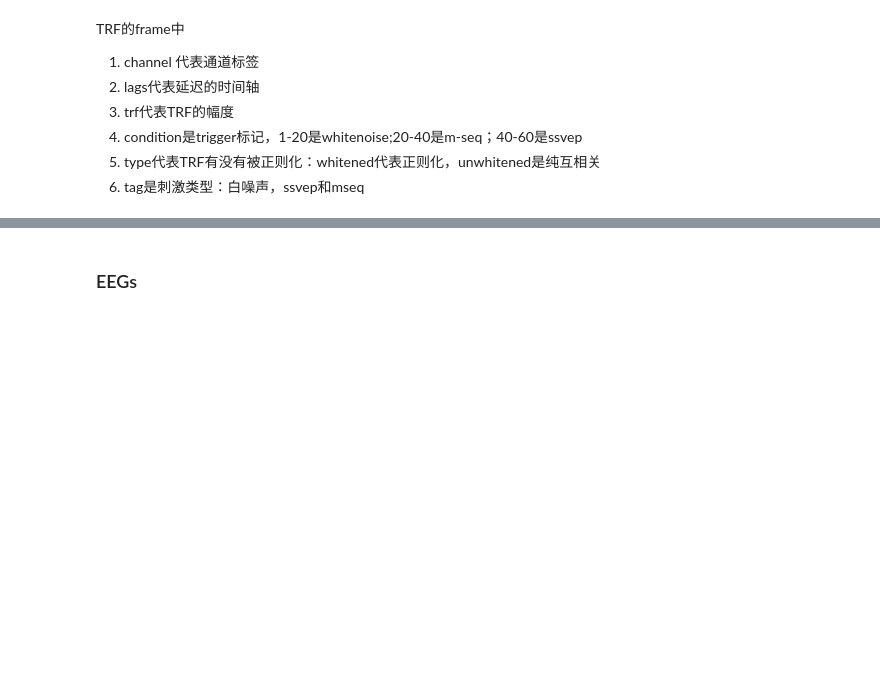
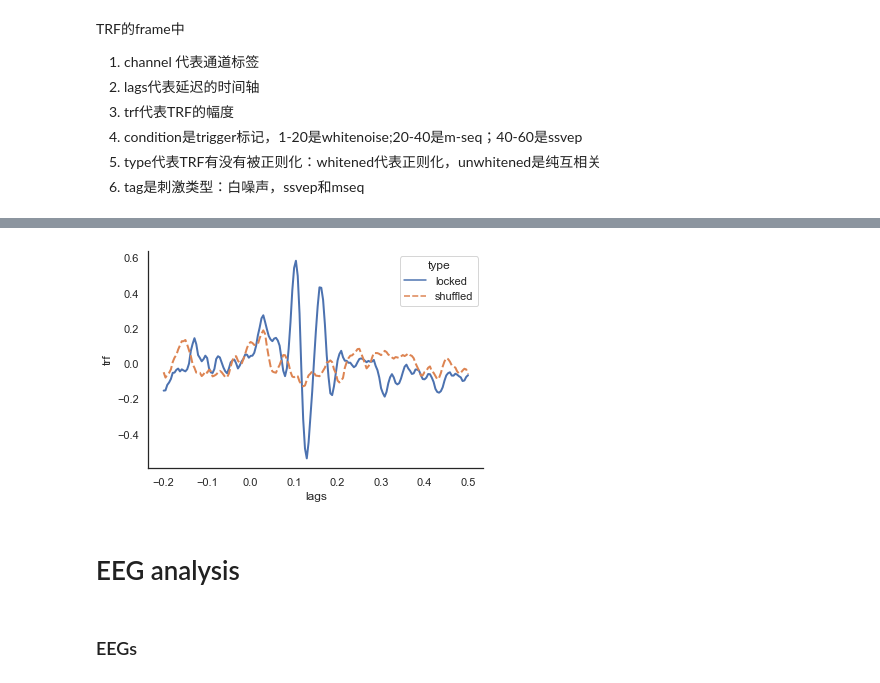
Before and after one commit to shinanlin/WN-BCI, a Jupyter notebook: analysis.ipynb, the cells around one changed output, grey strips where cells are left out. Cells and saved outputs as stored; diff of their text form; code cells hidden in the pictures; blank space fills up the shorter version.

```diff
--- a/analysis.ipynb
+++ b/analysis.ipynb
@@ -20,7 +20,7 @@ client = Client()
 ### TRFs
 # %%
 TRFs = []
-add = 'results/exp-2'
+add = 'results/offline'
 subs = os.listdir(add)
 
 for sub in subs:
@@ -29,5 +29,4 @@ for sub in subs:
     TRFs.append(f)
 
 TRFs = pd.concat(TRFs,ignore_index=True)
-# TRFs = TRFs.loc[TRFs.subject!='diode']
 TRFs.head()
@@ -41,0 +50,3 @@ TRF的frame中
+# %%
+ave = TRFs[['trf','lags','tag','type']].groupby(by=['tag', 'lags','type',],as_index=False).mean()
+ave.head()
@@ -42,3 +60,11 @@ TRF的frame中
+# %%
+sns.set_theme(style='white')
+sns.lineplot(data=ave, x='lags', y='trf', hue='type',style='type',linewidth=2)
+sns.despine()
+# %% [output]
+[figure, added]
+# %% [markdown]
+# EEG analysis
 # %% [markdown]
 ### EEGs
 # %%
```
Also changed, not shown: parts of 59 cells of this notebook, 8 other files.
